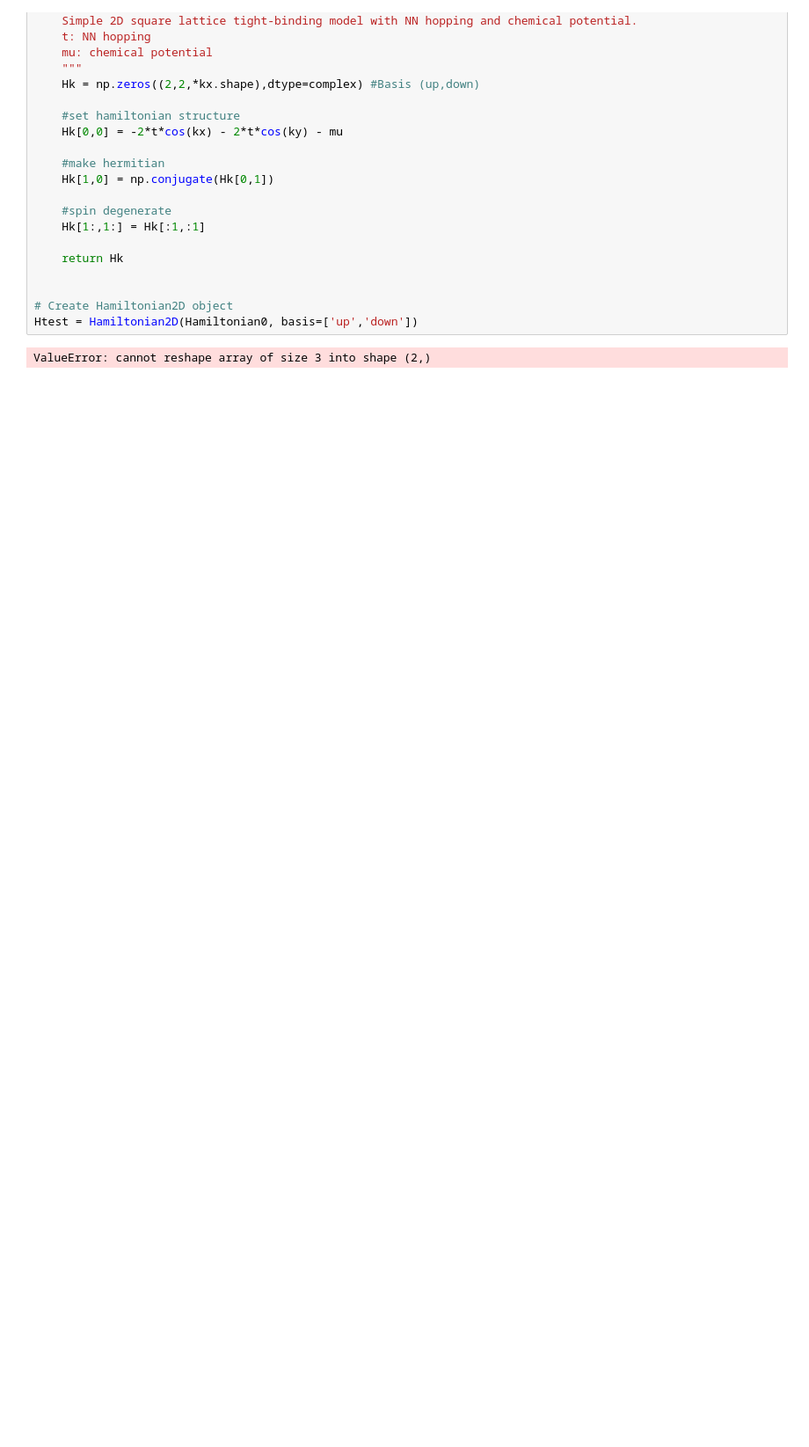
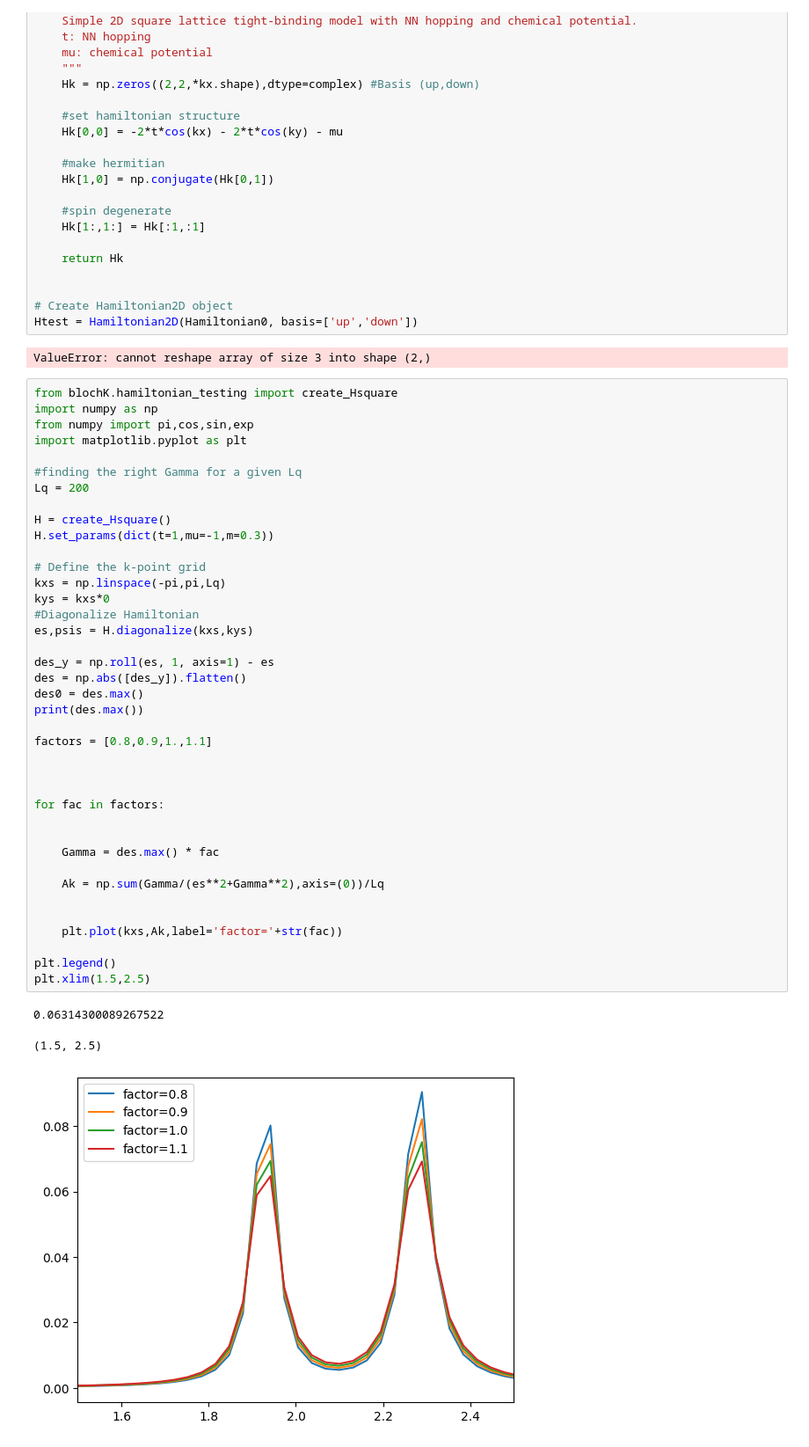
Before and after one commit to valeeb/blochK, a Jupyter notebook: benchmarking.ipynb, the cells around one changed output. Shown: that part at 88% size. Drawn from its saved outputs; the diff is of its cells as text; blank space fills up the shorter version.

Commit message:
added QPI and find_Gamma

```diff
--- a/benchmarking.ipynb
+++ b/benchmarking.ipynb
@@ -113,3 +113,46 @@ def Hamiltonian0(kx,ky,t=1,mu=-1):
 Htest = Hamiltonian2D(Hamiltonian0, basis=['up','down'])
 # %% [output]
 ValueError: cannot reshape array of size 3 into shape (2,)
+# %%
+from blochK.hamiltonian_testing import create_Hsquare
+import numpy as np
+from numpy import pi,cos,sin,exp
+import matplotlib.pyplot as plt
+
+#finding the right Gamma for a given Lq
+Lq = 200
+
+H = create_Hsquare()
+H.set_params(dict(t=1,mu=-1,m=0.3))
+
+# Define the k-point grid
+kxs = np.linspace(-pi,pi,Lq)
+kys = kxs*0
+#Diagonalize Hamiltonian
+es,psis = H.diagonalize(kxs,kys)
+
+des_y = np.roll(es, 1, axis=1) - es
+des = np.abs([des_y]).flatten()
+des0 = des.max()
+print(des.max())
+
+factors = [0.8,0.9,1.,1.1]
+
+
+
+for fac in factors:
+
+
+    Gamma = des.max() * fac
+
+    Ak = np.sum(Gamma/(es**2+Gamma**2),axis=(0))/Lq
+
+
+    plt.plot(kxs,Ak,label='factor='+str(fac))
+
+plt.legend()
+plt.xlim(1.5,2.5)
+# %% [output]
+0.06314300089267522
+(1.5, 2.5)
+[figure, added]
```
Also changed, not shown: parts of 2 cells of this notebook, 7 other files.
